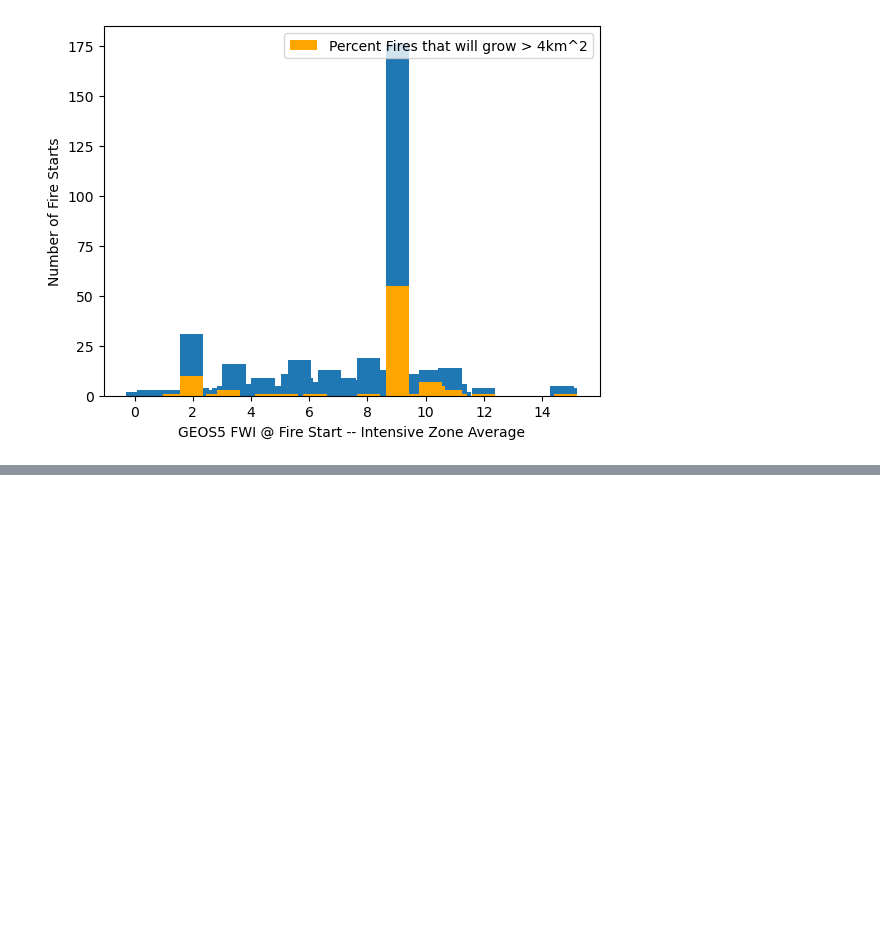
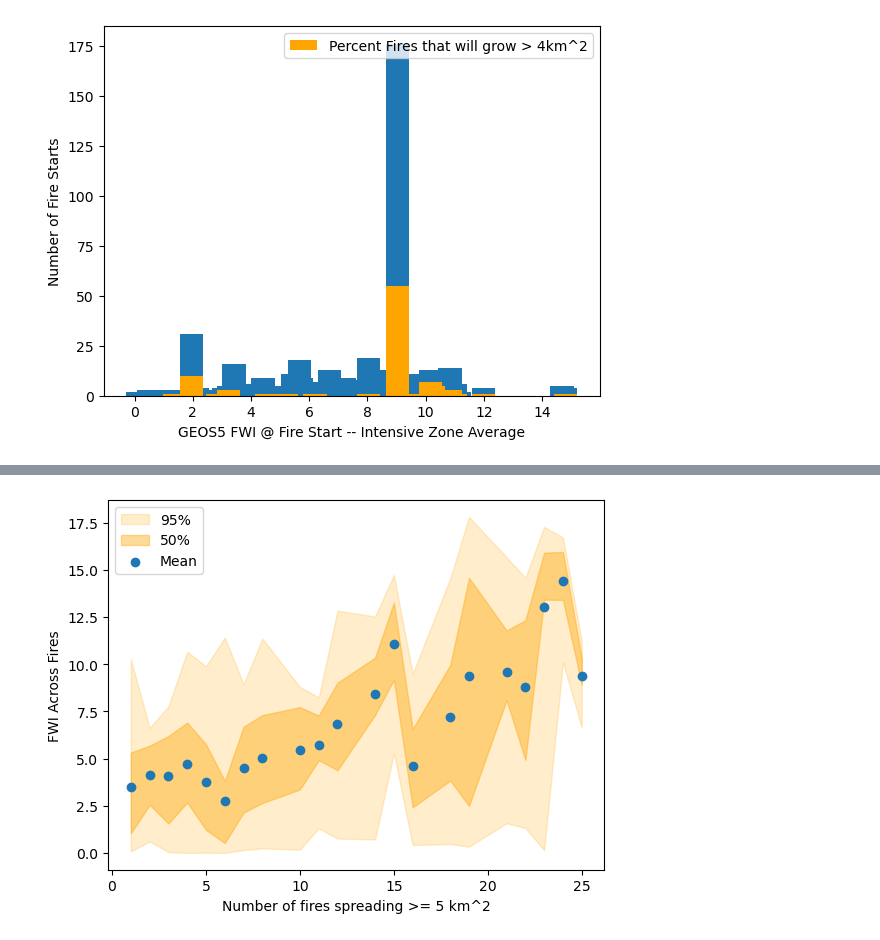
Before and after one commit to mccabete/fwiVis, a Jupyter notebook: notebooks/ciffc_ignitions.ipynb, the cells around one changed output, grey strips where cells are left out. Saved outputs shown, nothing was run; the diff lists cells and outputs as text; code cells hidden in the pictures; blank space fills up the shorter version.

```diff
--- a/notebooks/ciffc_ignitions.ipynb
+++ b/notebooks/ciffc_ignitions.ipynb
@@ -713,4 +803,64 @@ plt.legend()
 # %%
-#ciffc_off['OUT_DATE']
+
+#fig1, ([ax, ax2],  [ax5, ax6], [ax3, ax4]) = plt.subplots(3,2, gridspec_kw={'width_ratios':[100,4], 'height_ratios': [1,5, 1]}, constrained_layout=True)
+fig, ax = plt.subplots()
+
+# Plot the data on the axes
+ax.fill_between(x = num_test.num_fires, y1 =num_test['025_percent'], y2 = num_test['975_percent'], alpha = 0.2, color = "orange", label = "95%")
+ax.fill_between(x = num_test.num_fires, y1 =num_test['25_percent'], y2 = num_test['75_percent'], alpha = 0.4, color = "orange", label = "50%")
+ax.scatter(num_test.num_fires, num_test.mean_fwi, label = "Mean")
+ax.legend()
+
+
+
+# Set the title of the plot
+ax.set_title("")
+
+# Set the labels for the x and y axes
+ax.set_ylabel("FWI Across Fires")
+ax.set_xlabel(f"Number of fires spreading >= {thresh} km^2")
+
+####### Customize the plot
+# ax2.set_xticks(range(len(categories)))
+# ax2.set_xticklabels(categories)
+# ax2.set_ylabel('Count')
+# ax2.set_title('Stem and Leaf-Style Plot with Colored Points')
+
+# # Move x-axis to the top
+# ax2.xaxis.tick_top()
+# ax2.xaxis.set_label_position('top')
+
+# # Invert y-axis
+# ax2.invert_yaxis()
+
+# # Set y-axis limits and ticks
+# ax2.set_ylim(max_count, -0.5)
+# ax2.set_yticks(range(max_count))
+# ax2.set_yticklabels(range(max_count, 0, -1))
+
+# # Remove all spines
+# for spine in ax.spines.values():
+#     spine.set_visible(False)
+
+# # Add a horizontal colorbar at the top
+# cbar_ax = fig.add_axes([0.1, 0.95, 0.8, 0.02])
+# cbar = fig.colorbar(scatter, cax=cbar_ax, orientation='horizontal')
+# cbar.set_label('Quality')
+
+
+# plt.subplots_adjust(top=0.85)  # Adjust top margin for colorbar
+#plt.constrained_layout()
+plt.show()
+
+
+# Display the plot
+
+# plt.scatter(num_test.num_fires, num_test.max_fwi, color = "orange", alpha = 0.2)
+# plt.scatter(num_test.num_fires, num_test.min_fwi, color = "orange", alpha = 0.2)
+# plt.scatter(num_test.num_fires, num_test.mean_fwi)
+
+#num_test
+# %% [output]
+[figure, added]
 # %%
 #ciffc_off
```
Also changed, not shown: parts of 7 cells of this notebook, 2 other files.
